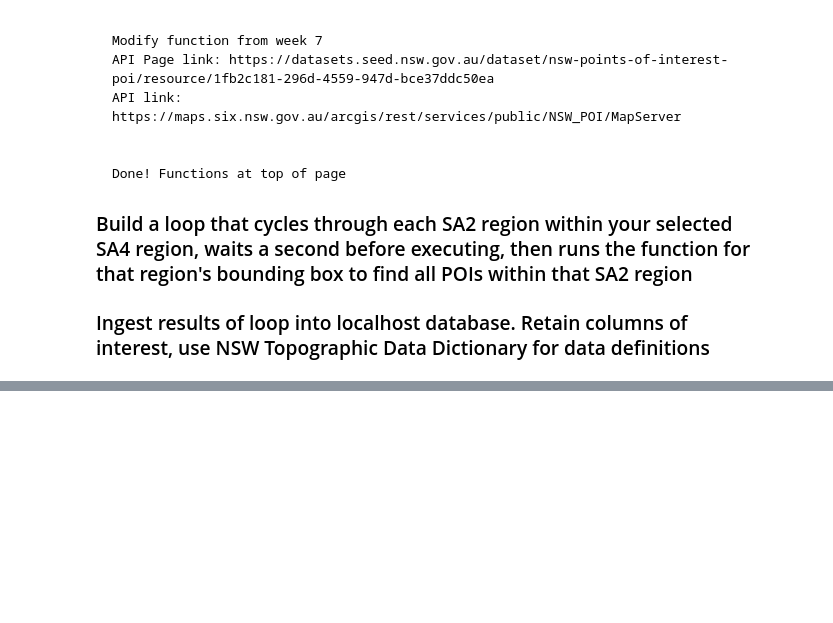
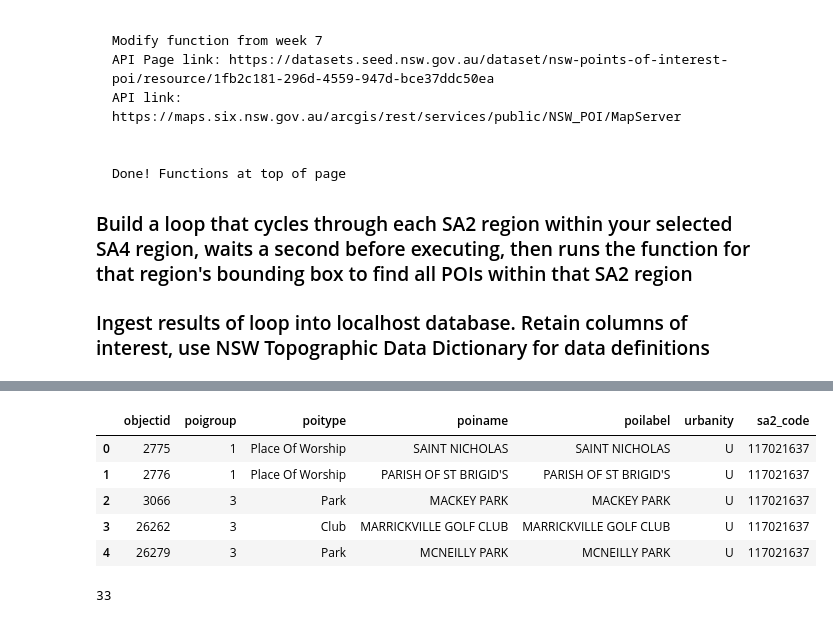
Before and after one commit to fantasticFregata/DATA2001-Assignment, a Jupyter notebook: Assignment.ipynb, the cells around one changed output, grey strips where cells are left out. Saved outputs shown, nothing was run; the diff lists cells and outputs as text; code cells hidden in the pictures; blank space fills up the shorter version.

```diff
--- a/Assignment.ipynb
+++ b/Assignment.ipynb
@@ -981,2 +968,0 @@ response
-# %%
-mv_south_data = pd.DataFrame([f["attributes"] for f in response])
@@ -1211,0 +987,14 @@ Connected successfully.
+# %%
+mv_south_data.head()
+# %% [output]
+|  | objectid | poigroup | poitype | poiname | poilabel | urbanity | sa2_code |
+| 0 | 2775 | 1 | Place Of Worship | SAINT NICHOLAS | SAINT NICHOLAS | U | 117021637 |
+| 1 | 2776 | 1 | Place Of Worship | PARISH OF ST BRIGID'S | PARISH OF ST BRIGID'S | U | 117021637 |
+| 2 | 3066 | 3 | Park | MACKEY PARK | MACKEY PARK | U | 117021637 |
+| 3 | 26262 | 3 | Club | MARRICKVILLE GOLF CLUB | MARRICKVILLE GOLF CLUB | U | 117021637 |
+| 4 | 26279 | 3 | Park | MCNEILLY PARK | MCNEILLY PARK | U | 117021637 |
+# %%
+longest = mv_south_data.loc[mv_south_data['poitype'].str.len().idxmax(), 'poitype']
+len(longest)
+# %% [output]
+33
```
Also changed, not shown: parts of 28 cells of this notebook.
